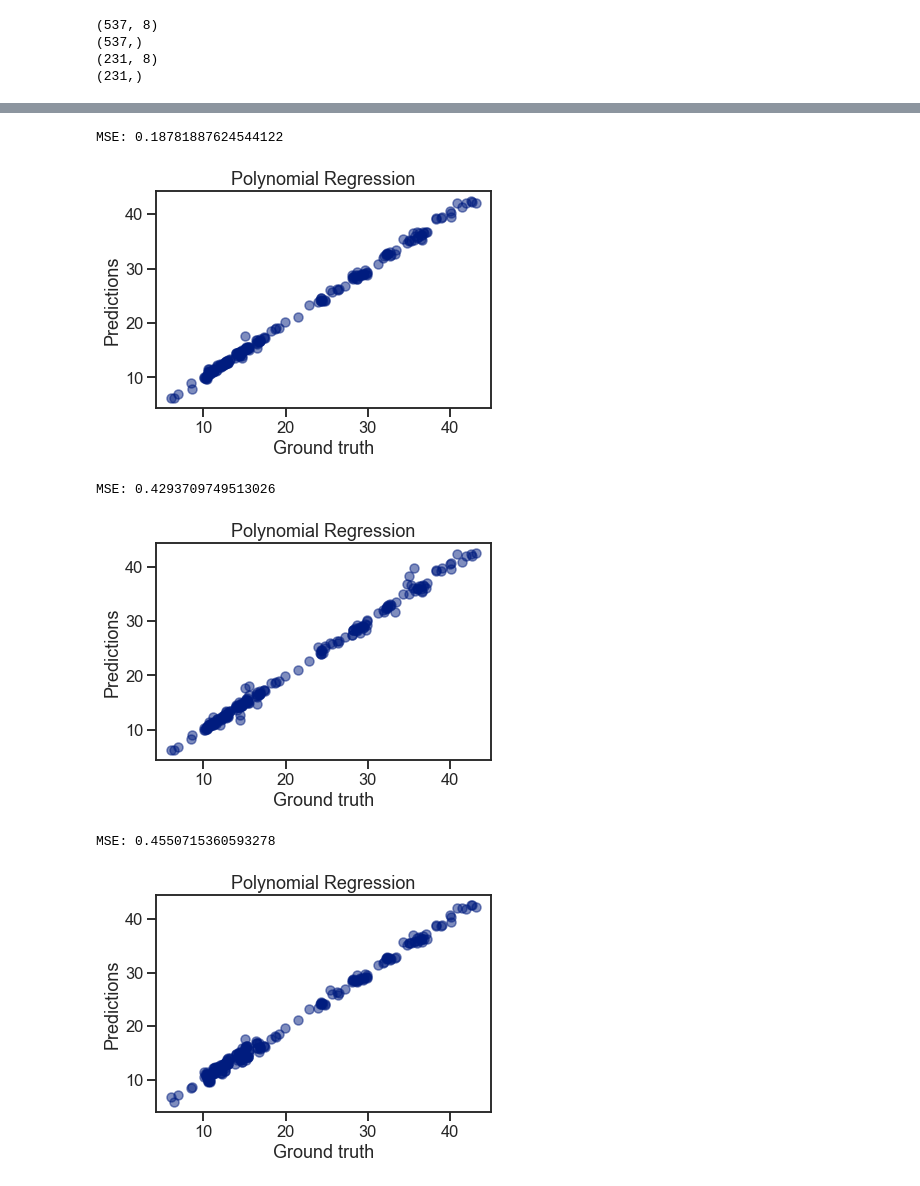
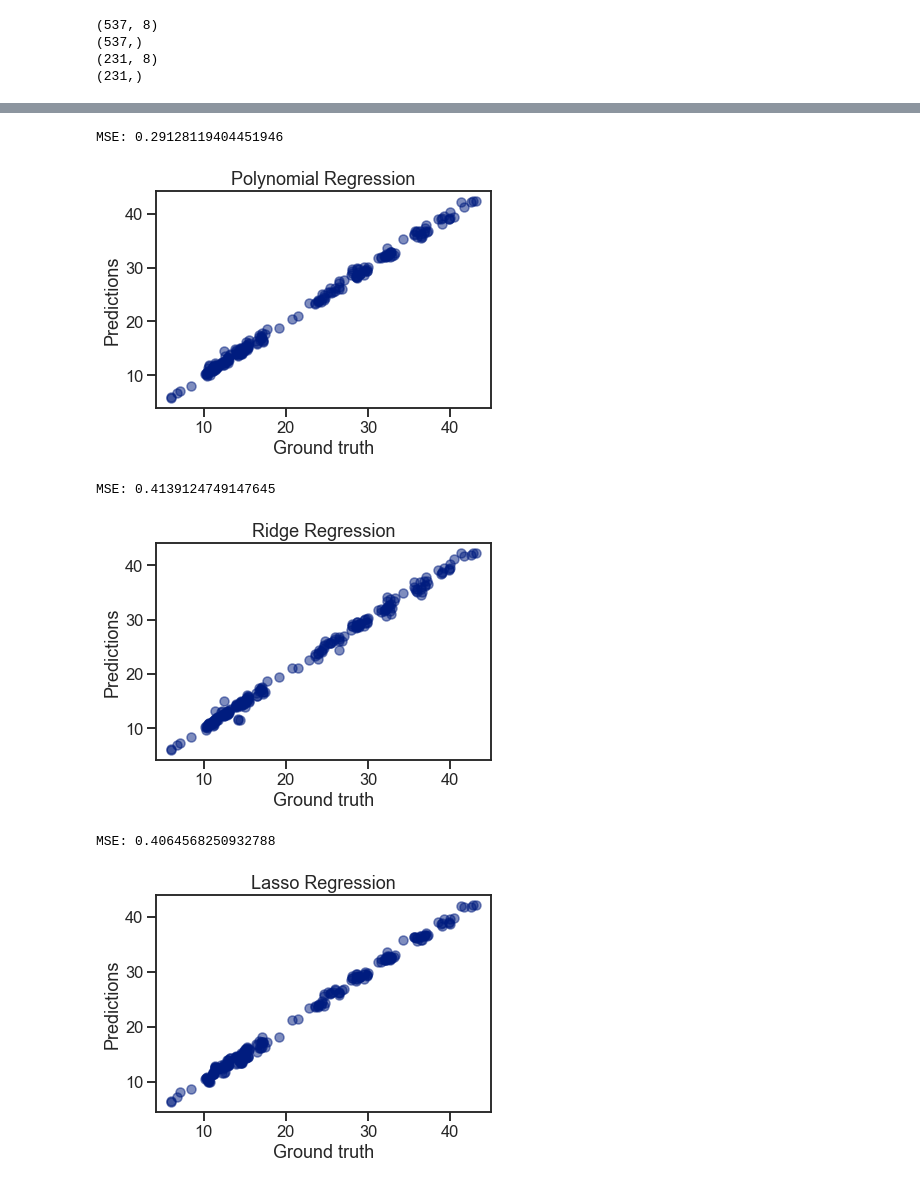
Before and after one commit to Nikhil-Khetani/IBM-Supervised-Learning-Regression, a Jupyter notebook: Model_Train.ipynb, the cells around one changed output, grey strips where cells are left out. Saved outputs shown, nothing was run; the diff lists cells and outputs as text; code cells hidden in the pictures.

```diff
--- a/Model_Train.ipynb
+++ b/Model_Train.ipynb
@@ -46,0 +57,10 @@ array([0.98, 0.98, 0.98, 0.98, 0.9 , 0.9 , 0.9 , 0.9 , 0.86, 0.86, 0.86,
+# %%
+import matplotlib.pyplot as plt
+import seaborn as sns
+%matplotlib inline
+
+sns.set_context('talk')
+sns.set_style('ticks')
+sns.set_palette('dark')
+sns.pairplot(df)
+plt.show()
@@ -127,41 +158,41 @@ ax.set(xlabel = 'Ground truth',
       title = 'Polynomial Regression')
 print("MSE: {}".format(mean_squared_error(y_test,y_test_poly_pred)))
 # %% [output]
-MSE: 0.18781887624544122
+MSE: 0.29128119404451946
-[figure, old version]
+[figure, new version]
 # %%
 import warnings
 warnings.filterwarnings('ignore', module = 'sklearn')
 
 
 from sklearn.linear_model import Ridge, Lasso
 degree = 12
 pf = PolynomialFeatures(degree)
 x_train_poly = pf.fit_transform(x_train)
 x_test_poly = pf.transform(x_test)
 
-#Ridge Regression
+
 scaler = MinMaxScaler()
 x_train_poly_scaled = scaler.fit_transform(x_train_poly)
 x_test_poly_scaled = scaler.transform(x_test_poly)
-
+#Ridge Regression
 rr = Ridge(alpha=0.001)
 rr= rr.fit(x_train_poly_scaled, y_train)
 y_pred_rr = rr.predict(x_test_poly_scaled)
 
 ax = plt.axes()
 ax.scatter(y_test, y_pred_rr, alpha=.5)
 ax.set(xlabel = 'Ground truth',
       ylabel = 'Predictions',
-      title = 'Polynomial Regression')
+      title = 'Ridge Regression')
 print("MSE: {}".format(mean_squared_error(y_test,y_pred_rr)))
 # %% [output]
-MSE: 0.4293709749513026
+MSE: 0.4139124749147645
-[figure, old version]
+[figure, new version]
 # %%
 #Lasso
 
-lassor = Lasso(alpha=0.0001)
+lassor = Lasso(alpha=0.0001, max_iter = 1e3)
 lassor= lassor.fit(x_train_poly_scaled, y_train)
 y_pred_lassor = lassor.predict(x_test_poly_scaled)
 
@@ -169,8 +200,8 @@ ax = plt.axes()
 ax.scatter(y_test, y_pred_lassor, alpha=.5)
 ax.set(xlabel = 'Ground truth',
       ylabel = 'Predictions',
-      title = 'Polynomial Regression')
+      title = 'Lasso Regression')
 print("MSE: {}".format(mean_squared_error(y_test,y_pred_lassor)))
 # %% [output]
-MSE: 0.4550715360593278
+MSE: 0.4064568250932788
-[figure, old version]
+[figure, new version]
```
Also changed, not shown: parts of 11 cells of this notebook, 2 other files.
